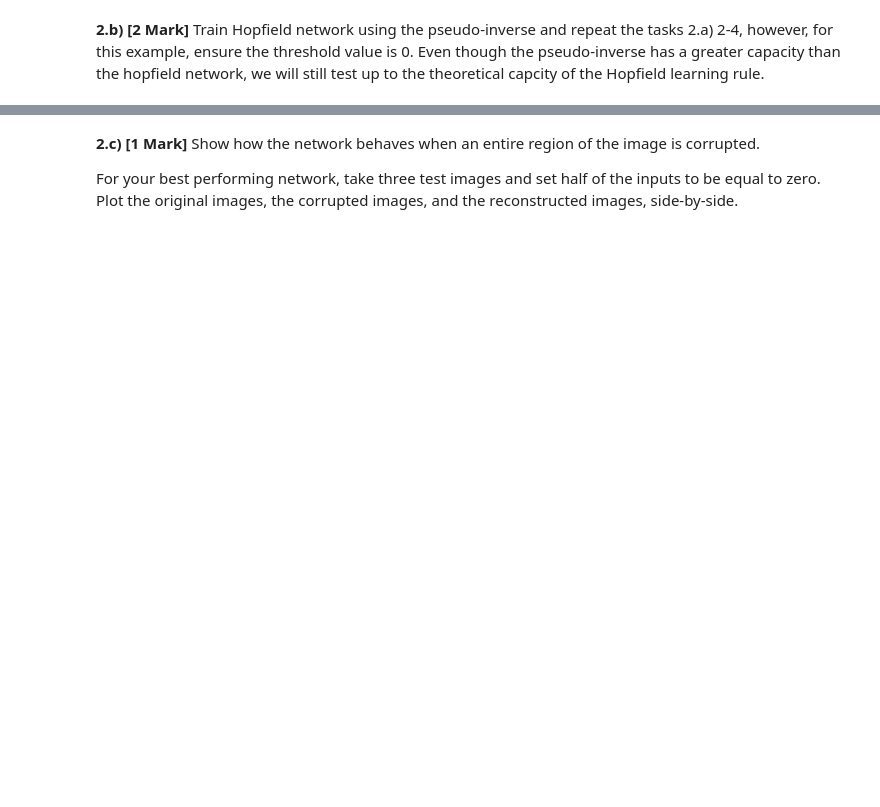
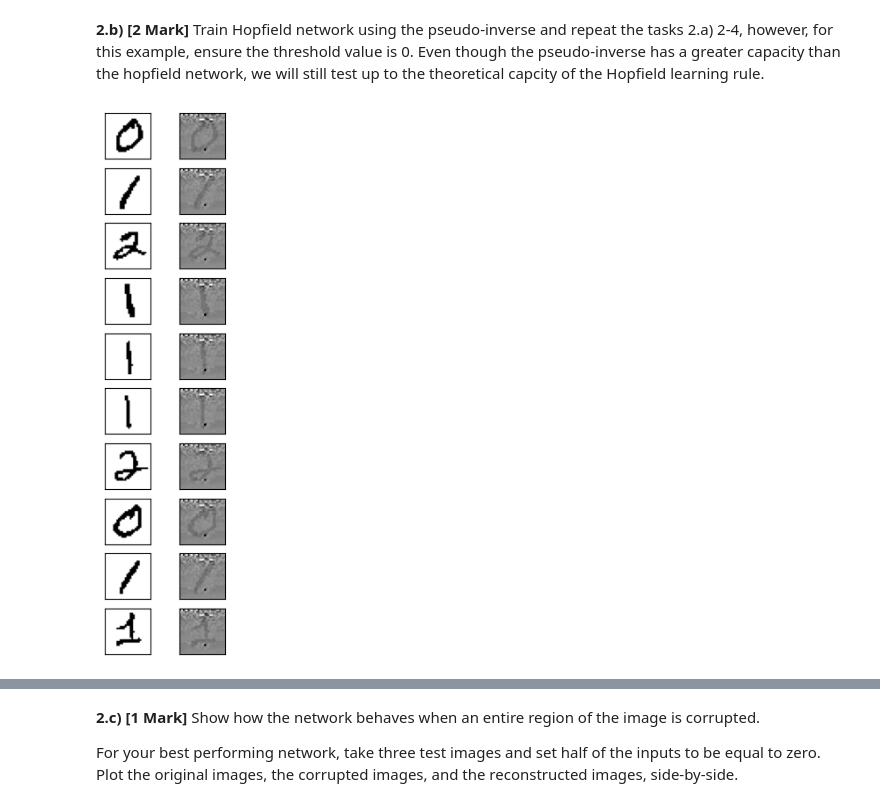
Before and after one commit to kateharvey/SYDE552, a Jupyter notebook: Assignments/20829173-syde552-assignment3.ipynb, the cells around one changed output, grey strips where cells are left out. Cells and saved outputs as stored; diff of their text form; code cells hidden in the pictures; blank space fills up the shorter version.

```diff
--- a/Assignments/20829173-syde552-assignment3.ipynb
+++ b/Assignments/20829173-syde552-assignment3.ipynb
@@ -362,3 +393,28 @@ def pseudoinverse_hopfield_matrix(training_patterns, lamb = 0.01):
     '''
     W = pseudo_inv(training_patterns, lamb=lamb) @ training_patterns
     return W / training_patterns.shape[0]
+# %%
+# repeat 2.4 with the pseudoinverse weight matrix:
+
+# create weight matrix, W
+W_pseudo = pseudoinverse_hopfield_matrix(binary_img_tensor[:10,:])
+
+plt.figure(figsize=(2,8))
+
+for i in range(10):
+    # reconstruct training image, i.
+    reconstructed_img = W_pseudo @ binary_img_tensor[i,:].reshape((1,-1)).T
+
+    # plot original image
+    plt.subplot(10,2,1+2*i)
+    plt.xticks([])
+    plt.yticks([])
+    plt.imshow(binary_imgs[i].reshape((28,28)), vmin=-1, vmax=1, cmap='gray_r')
+
+    # plot reconstructed image
+    plt.subplot(10,2,1+2*i+1)
+    plt.xticks([])
+    plt.yticks([])
+    plt.imshow(reconstructed_img.reshape((28,28)), vmin=-1, vmax=1, cmap='gray_r')
+# %% [output]
+[figure, added]
```
Also changed, not shown: parts of 21 cells of this notebook.
